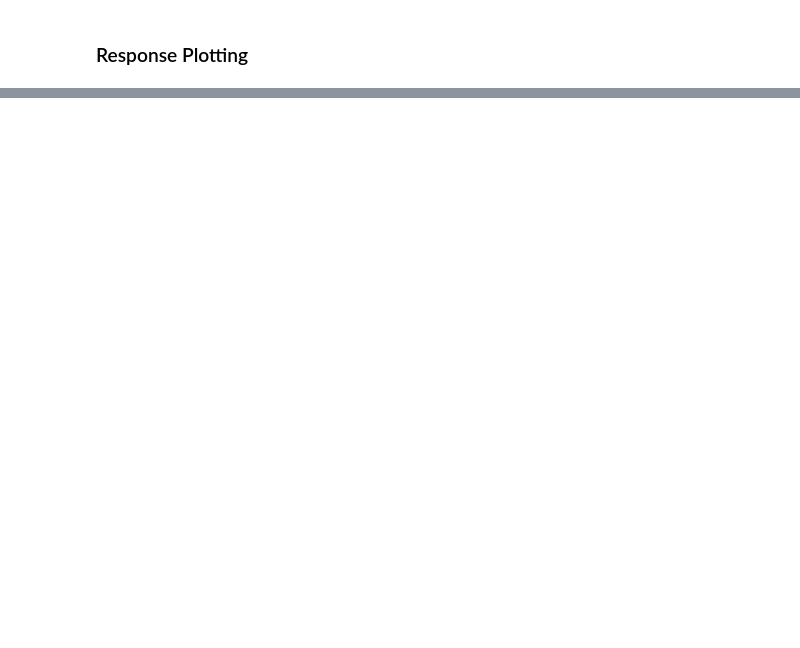
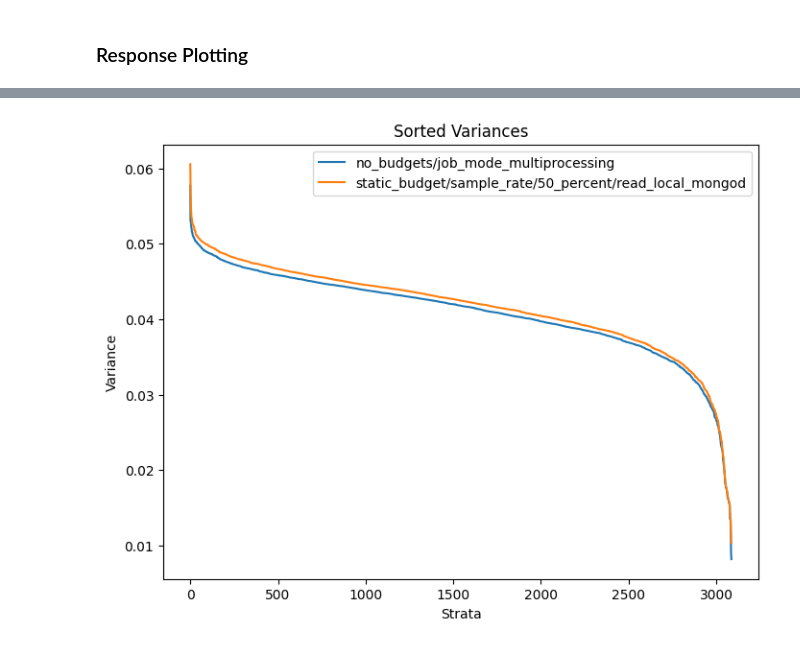
Before and after one commit to Project-Sustain/validation-service, a Jupyter notebook: benchmarks/benchmarks.ipynb, the cells around one changed output, grey strips where cells are left out. Saved outputs shown, nothing was run; the diff lists cells and outputs as text; code cells hidden in the pictures; blank space fills up the shorter version.

```diff
--- a/benchmarks/benchmarks.ipynb
+++ b/benchmarks/benchmarks.ipynb
@@ -186,0 +187,16 @@ KeyError: 'variance'
+# %%
+from matplotlib.pyplot import figure
+all_variances[0][1].sort(reverse=True)
+all_variances[1][1].sort(reverse=True)
+figure(figsize=(8, 6), dpi=100)
+plt.plot(all_variances[0][1], label=all_variances[0][0])
+plt.plot(all_variances[1][1], label=all_variances[1][0])
+plt.xlabel("Strata")
+plt.ylabel("Variance")
+plt.title("Sorted Variances")
+plt.legend()
+plt.savefig('variances_sorted.png')
+
+plt.show()
+# %% [output]
+[figure, added]
```
Also changed, not shown: parts of 2 cells of this notebook, 5 other files.
